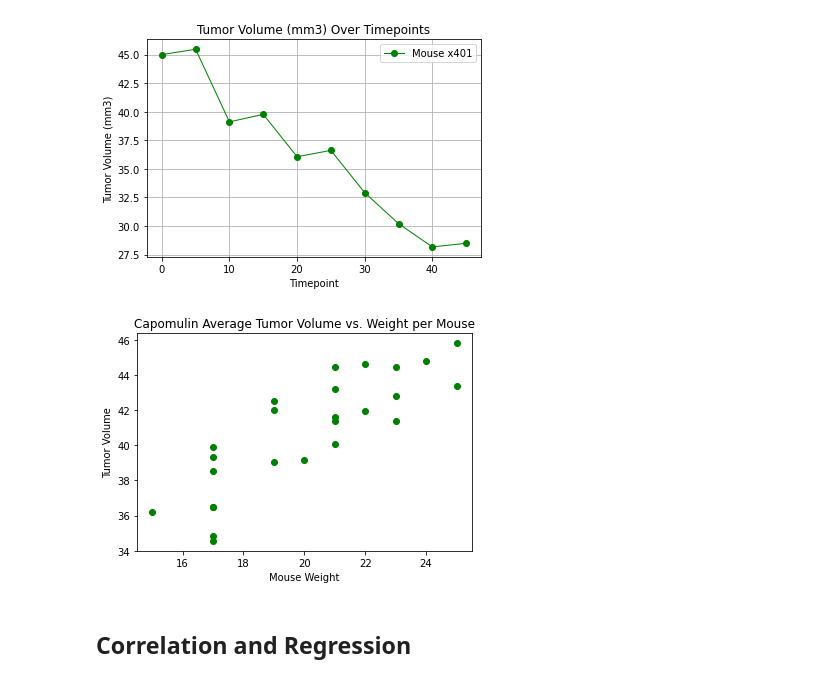
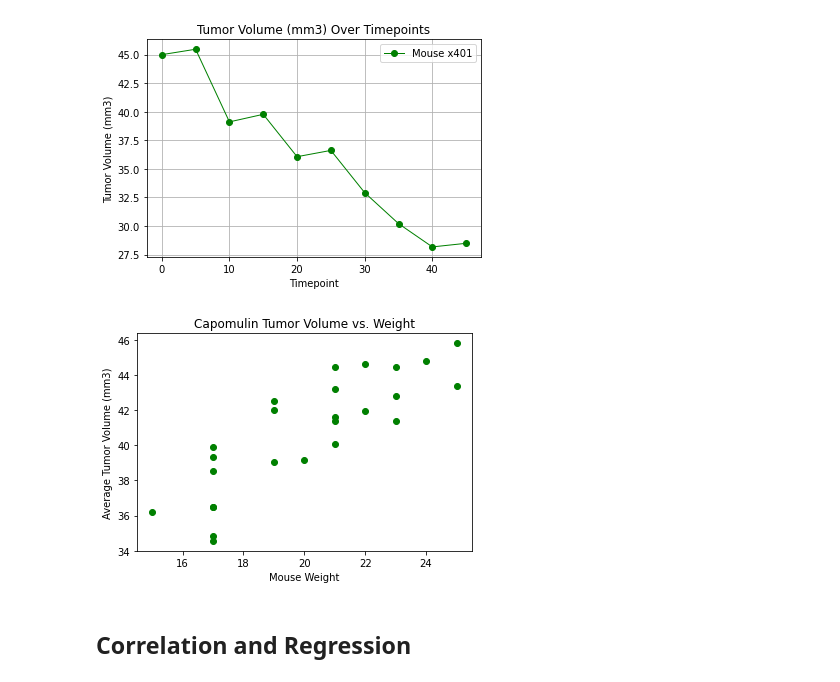
Before and after one commit to RobinWaves/matplotlib-challenge, a Jupyter notebook: pymaceuticals.ipynb, the cells around one changed output. Drawn from its saved outputs; the diff is of its cells as text; code cells hidden in the pictures.

```diff
--- a/pymaceuticals.ipynb
+++ b/pymaceuticals.ipynb
@@ -289,22 +294,23 @@ plt.show()
 # %% [output]
 [figure]
 # %%
-# *** Showing 24 dots supposed to have 25 *** #
 # Generate a scatter plot of average tumor volume vs. mouse weight for the Capomulin regimen
 cap_only = four_regimens.loc[four_regimens['Drug Regimen'] == 'Capomulin',
                                  ['Mouse ID', 'Weight (g)', 'Tumor Volume (mm3)']]
 cap_avg = cap_only.groupby(['Mouse ID']).mean()
 mouse_weight = cap_avg['Weight (g)']
 avg_tumor_vol = cap_avg['Tumor Volume (mm3)']
 
-plt.title("Capomulin Average Tumor Volume vs. Weight per Mouse")
+fig1, ax2 = plt.subplots()
+plt.title("Capomulin Tumor Volume vs. Weight")
 plt.xlabel("Mouse Weight")
-plt.ylabel("Tumor Volume")
+plt.ylabel("Average Tumor Volume (mm3)")
 plt.scatter(mouse_weight, avg_tumor_vol, marker="o", color='green')
 
+plt.savefig('ScatterPlot')
 plt.show()
 # %% [output]
-[figure, old version]
+[figure, new version]
 # %% [markdown]
 ## Correlation and Regression
 # %%
```
Also changed, not shown: parts of 8 cells of this notebook, 7 other files.
